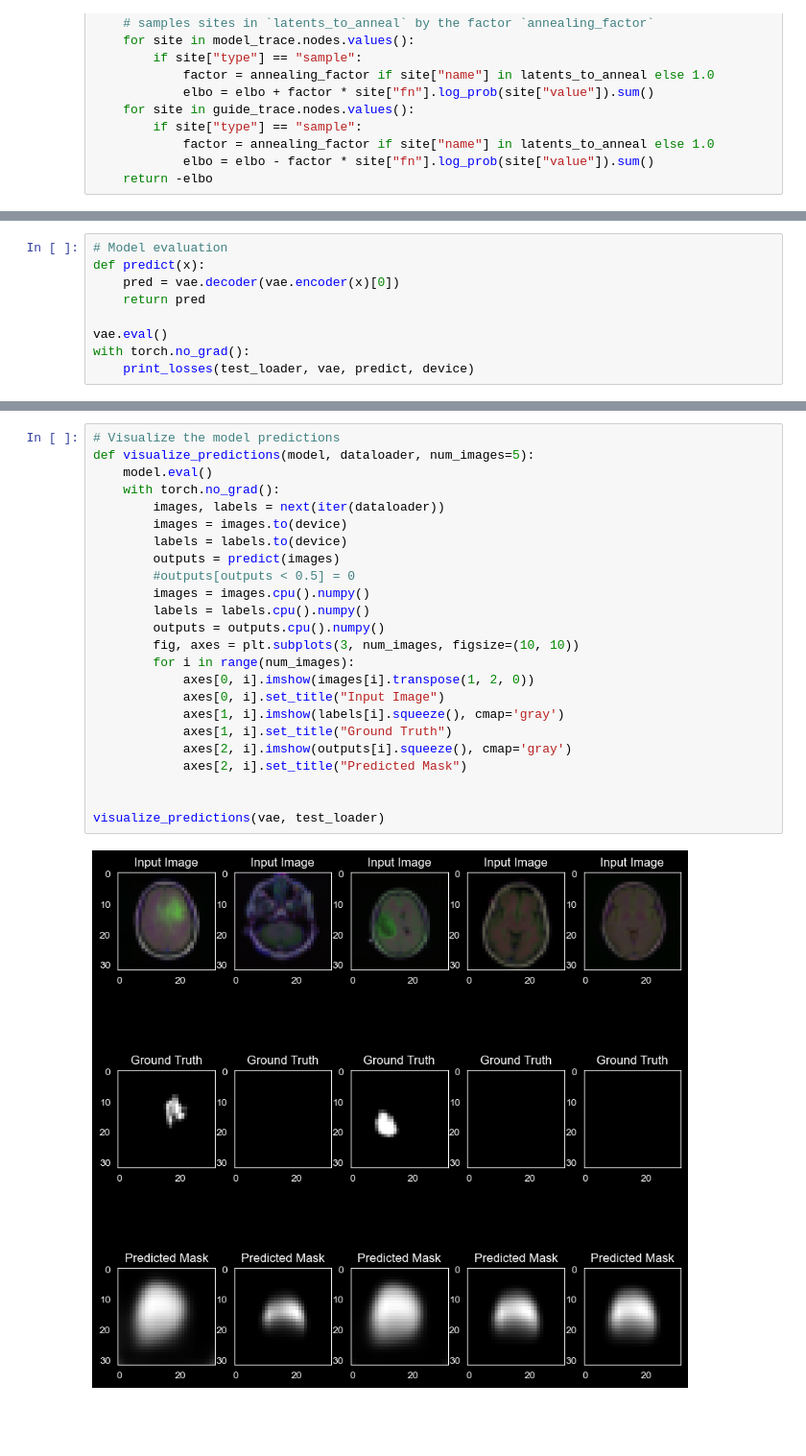
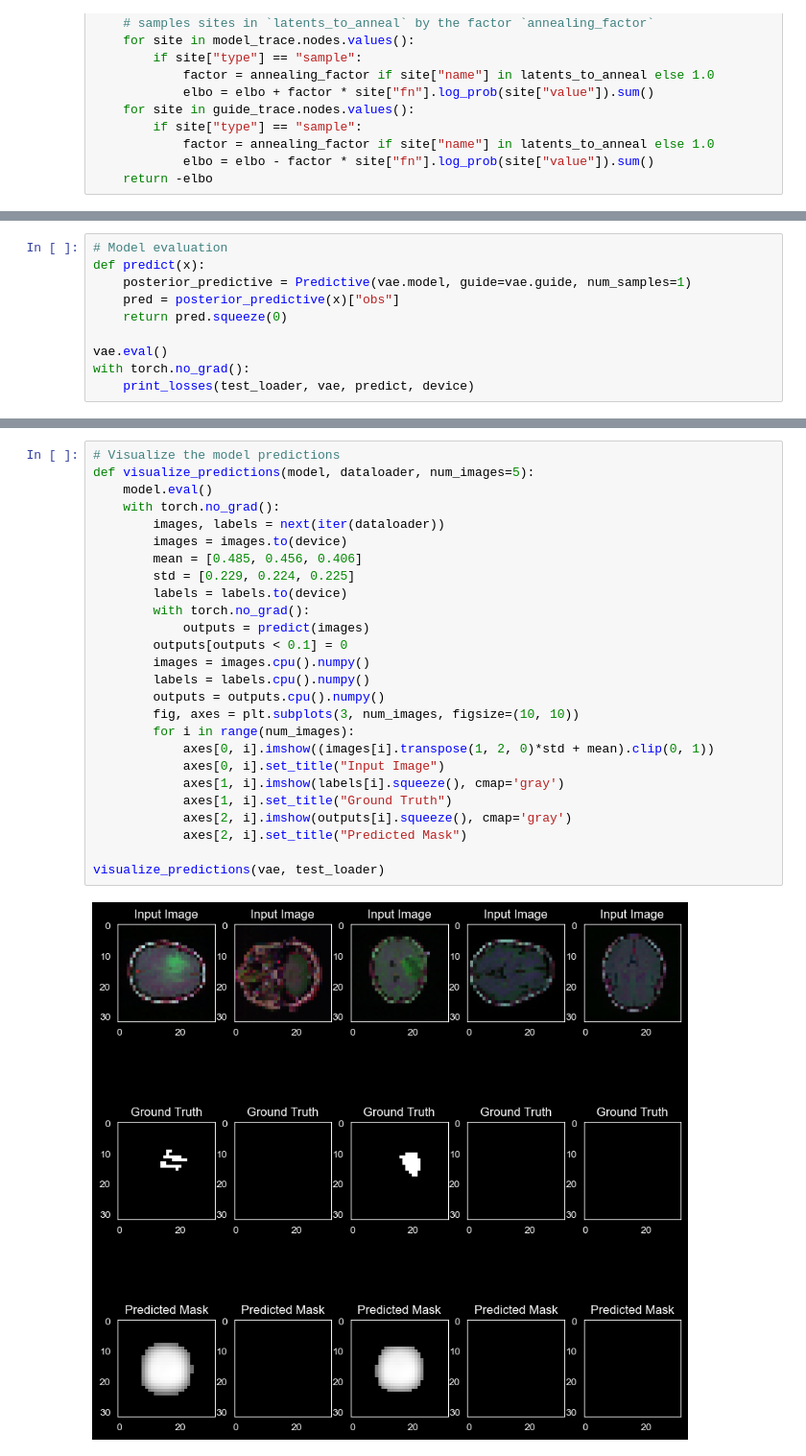
Before and after one commit to Kasper1616/Generative-Brain-MRI-Segmentation, a Jupyter notebook: models/vae.ipynb, the cells around one changed output, grey strips where cells are left out. Shown at 96% size. Drawn from its saved outputs; the diff is of its cells as text; blank space fills up the shorter version.

```diff
--- a/models/vae.ipynb
+++ b/models/vae.ipynb
@@ -227,8 +228,9 @@ Mean test loss: 34.8272
 # %%
 # Model evaluation
 def predict(x):
-    pred = vae.decoder(vae.encoder(x)[0])
-    return pred
+    posterior_predictive = Predictive(vae.model, guide=vae.guide, num_samples=1)
+    pred = posterior_predictive(x)["obs"]
+    return pred.squeeze(0)
 
 vae.eval()
 with torch.no_grad():
@@ -245,26 +247,28 @@ ELBO loss:
 # %%
 # Visualize the model predictions
 def visualize_predictions(model, dataloader, num_images=5):
     model.eval()
     with torch.no_grad():
         images, labels = next(iter(dataloader))
         images = images.to(device)
+        mean = [0.485, 0.456, 0.406]
+        std = [0.229, 0.224, 0.225]
         labels = labels.to(device)
-        outputs = predict(images)
-        #outputs[outputs < 0.5] = 0
+        with torch.no_grad():
+            outputs = predict(images)
+        outputs[outputs < 0.1] = 0
         images = images.cpu().numpy()
         labels = labels.cpu().numpy()
         outputs = outputs.cpu().numpy()
         fig, axes = plt.subplots(3, num_images, figsize=(10, 10))
         for i in range(num_images):
-            axes[0, i].imshow(images[i].transpose(1, 2, 0))
+            axes[0, i].imshow((images[i].transpose(1, 2, 0)*std + mean).clip(0, 1))
             axes[0, i].set_title("Input Image")
             axes[1, i].imshow(labels[i].squeeze(), cmap='gray')
             axes[1, i].set_title("Ground Truth")
             axes[2, i].imshow(outputs[i].squeeze(), cmap='gray')
             axes[2, i].set_title("Predicted Mask")
 
-
 visualize_predictions(vae, test_loader)
 # %% [output]
-[figure, old version]
+[figure, new version]
```
Also changed, not shown: parts of 3 cells of this notebook, 5 other files.
